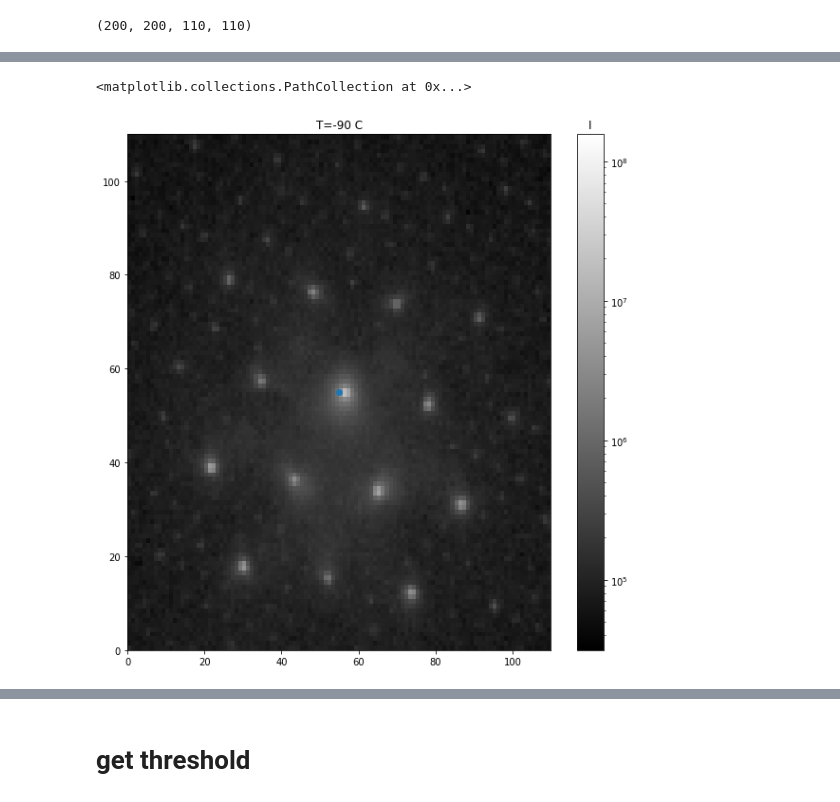
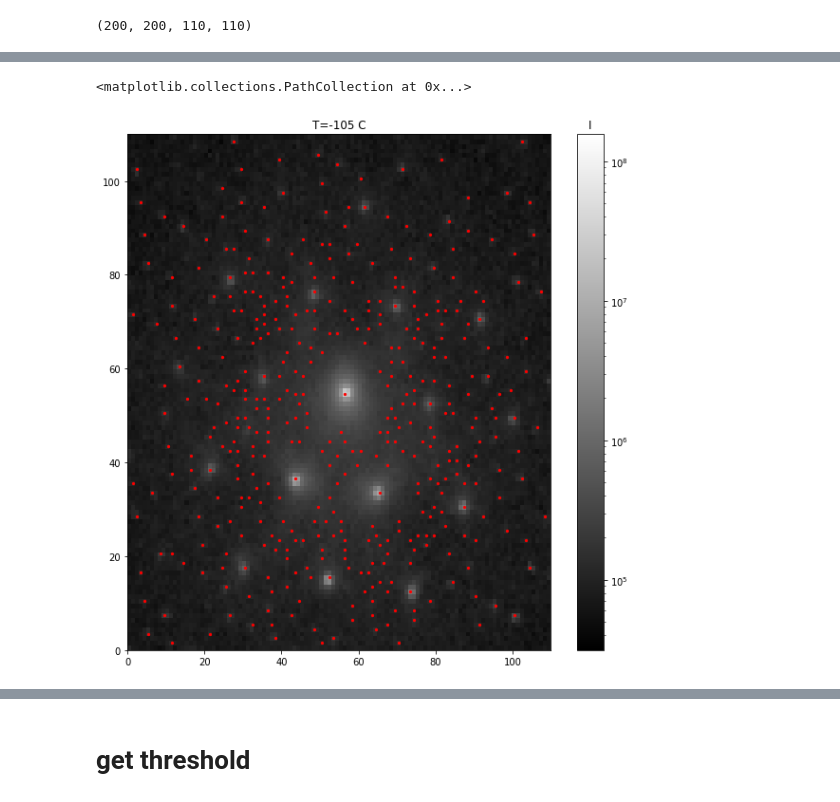
Before and after one commit to hainingpan/4D, a Jupyter notebook: XTEC_STEM_recal.ipynb, the cells around one changed output, grey strips where cells are left out. Cells and saved outputs as stored; diff of their text form; code cells hidden in the pictures.

```diff
--- a/XTEC_STEM_recal.ipynb
+++ b/XTEC_STEM_recal.ipynb
@@ -77,14 +72,16 @@ anim.save('I_ave.mp4',dpi=600)
 x,y=100,100
 # %%
 fig,ax=plt.subplots(figsize=(10,10))
-T_idx=4
+T_idx=1
 data=I[T_idx,x,y,:,:]
 vmin,vmax=I[:,x,y].min(),I[:,x,y].max()
 im=ax.pcolormesh(data,cmap='gray', norm=colors.LogNorm(vmin=vmin, vmax=vmax))
 tit=ax.set_title('T={:d} C'.format(T[T_idx]))
 cb=plt.colorbar(im)
 cb.ax.set_title('I')
-ax.scatter(55,55)
+# ax.scatter(55,55)
+
+ax.scatter(xmesh_masked+0.5,ymesh_masked+0.5,s=5,c='r')
 # %% [output]
 <matplotlib.collections.PathCollection at 0x...>
-[figure, old version]
+[figure, new version]
```
Also changed, not shown: parts of 34 cells of this notebook.
